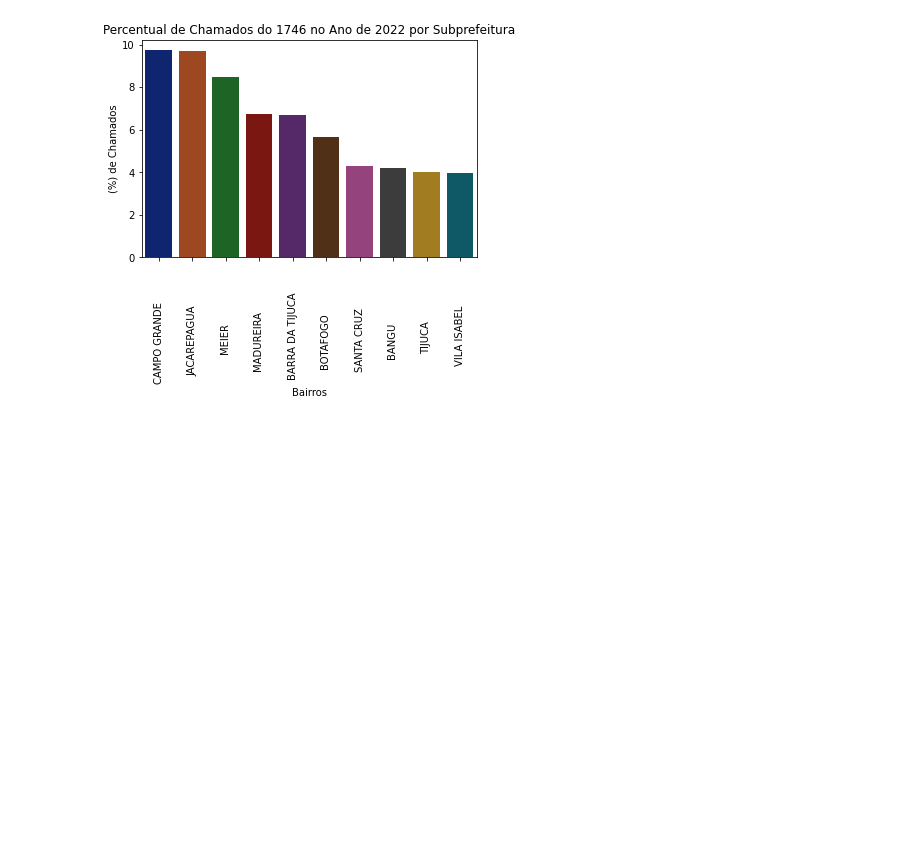
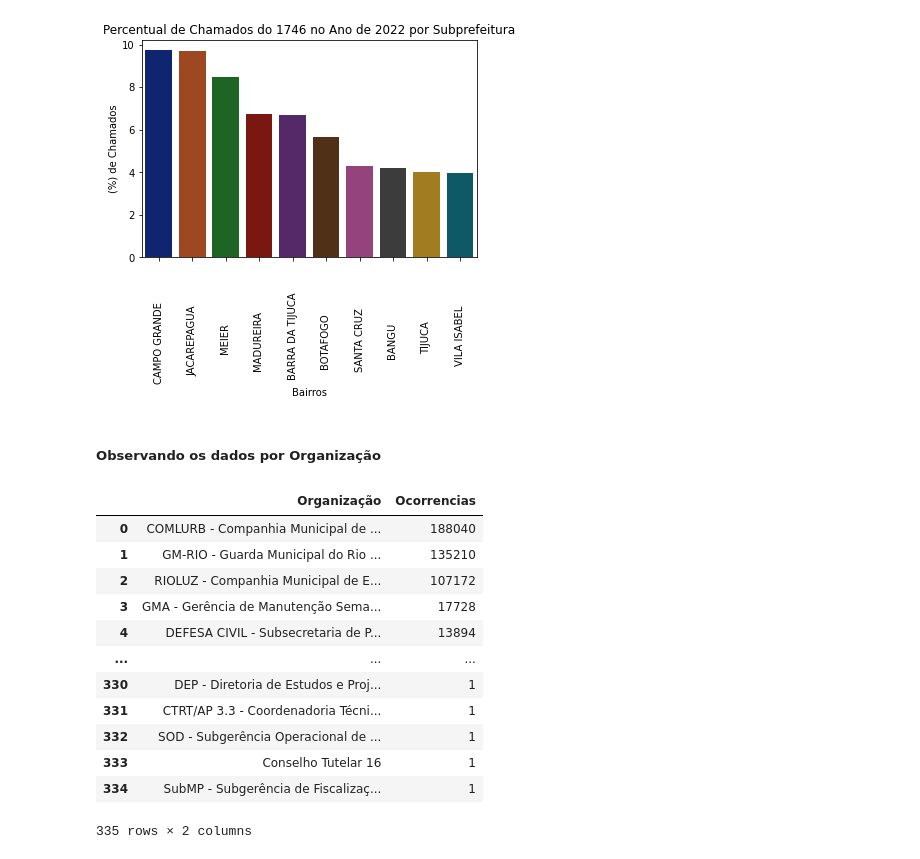
Before and after one commit to CyberBantu/Analise_1746_Dados_Marginais, a Jupyter notebook: Analise_1746.ipynb, the cells around one changed output. Drawn from its saved outputs; the diff is of its cells as text; code cells hidden in the pictures; blank space fills up the shorter version.

```diff
--- a/Analise_1746.ipynb
+++ b/Analise_1746.ipynb
@@ -184,3 +164,23 @@ plt.title('Percentual de Chamados do 1746 no Ano de 2022 por Subprefeitura')
 # %% [output]
 Text(0.5, 1.0, 'Percentual de Chamados do 1746 no Ano de 2022 por Subprefeitura')
 [figure]
+# %% [markdown]
+##### Observando os dados por Organização
+# %%
+ocorr_organizacao = df['nome_unidade_organizacional'].value_counts().reset_index().rename(columns = {'index':'Organização',
+                                                                                 'nome_unidade_organizacional':'Ocorrencias'})
+ocorr_organizacao
+# %% [output]
+|  | Organização | Ocorrencias |
+| 0 | COMLURB - Companhia Municipal de ... | 188040 |
+| 1 | GM-RIO - Guarda Municipal do Rio ... | 135210 |
+| 2 | RIOLUZ - Companhia Municipal de E... | 107172 |
+| 3 | GMA - Gerência de Manutenção Sema... | 17728 |
+| 4 | DEFESA CIVIL - Subsecretaria de P... | 13894 |
+| ... | ... | ... |
+| 330 | DEP - Diretoria de Estudos e Proj... | 1 |
+| 331 | CTRT/AP 3.3 - Coordenadoria Técni... | 1 |
+| 332 | SOD - Subgerência Operacional de ... | 1 |
+| 333 | Conselho Tutelar 16 | 1 |
+| 334 | SubMP - Subgerência de Fiscalizaç... | 1 |
+335 rows × 2 columns
```
Also changed, not shown: parts of 12 cells of this notebook.
